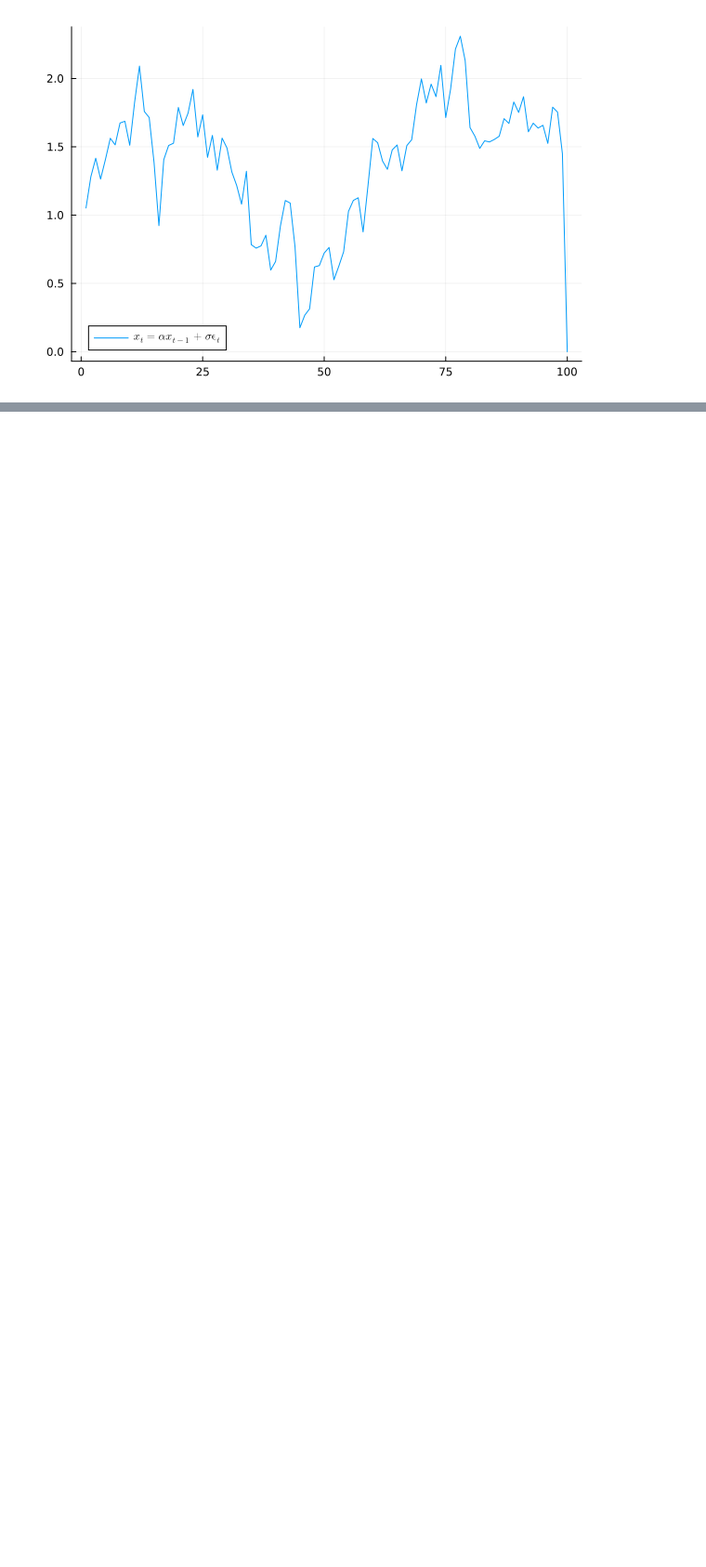
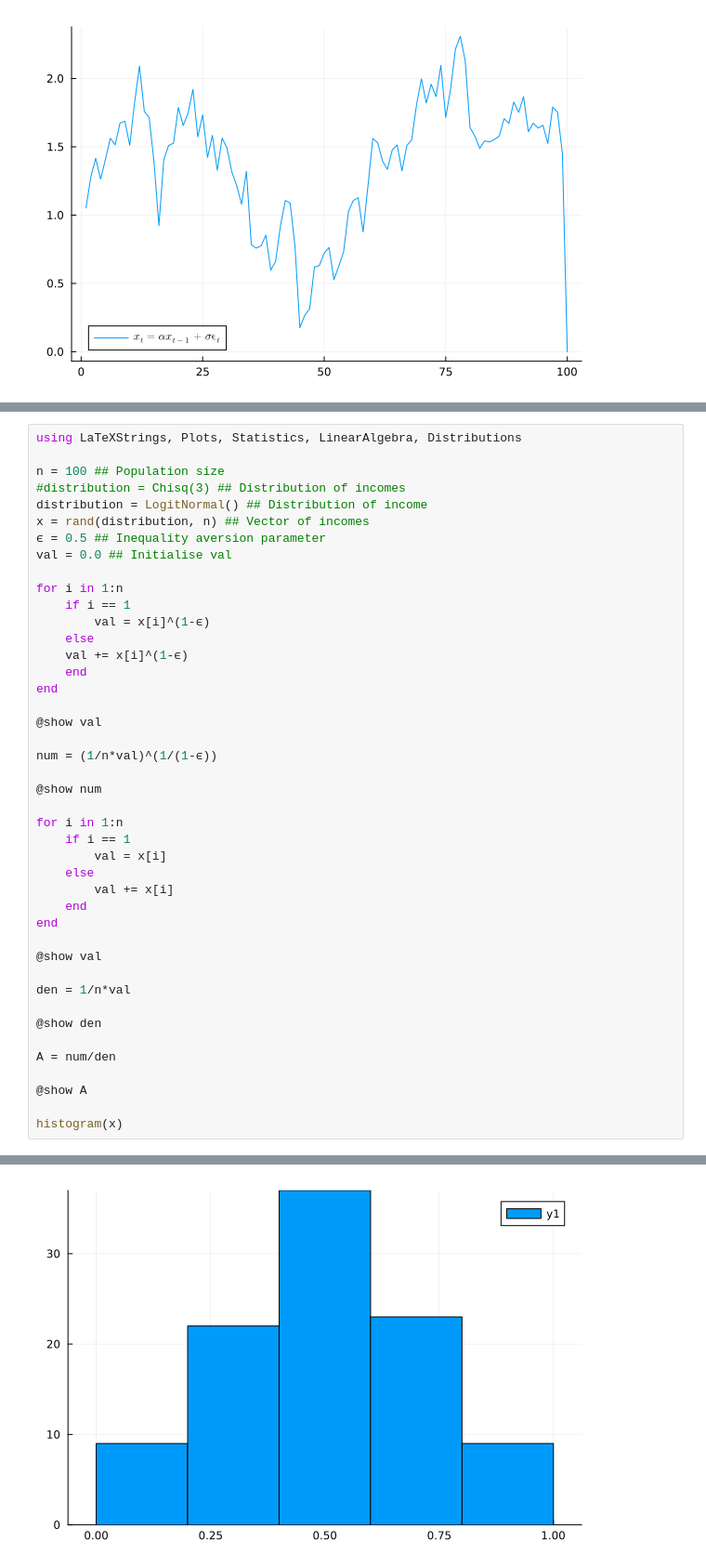
Before and after one commit to BraddWForster/learning_julia, a Jupyter notebook: coding_basics/examples.ipynb, the cells around one changed output, grey strips where cells are left out. Shown at 93% size. Drawn from its saved outputs; the diff is of its cells as text; blank space fills up the shorter version.

Commit message:
Teaching myself about the Atkinson Index (to measure inequality) in Julia

```diff
--- a/coding_basics/examples.ipynb
+++ b/coding_basics/examples.ipynb
@@ -25,0 +34,44 @@ plot(x, label = L"x_t = α x_{t-1} + σ ϵ_t")
+# %%
+using LaTeXStrings, Plots, Statistics, LinearAlgebra, Distributions
+
+n = 100 ## Population size
+#distribution = Chisq(3) ## Distribution of incomes
+distribution = LogitNormal() ## Distribution of income
+x = rand(distribution, n) ## Vector of incomes
+ϵ = 0.5 ## Inequality aversion parameter
+val = 0.0 ## Initialise val
+
+for i in 1:n
+    if i == 1
+        val = x[i]^(1-ϵ)
+    else
+    val += x[i]^(1-ϵ)
+    end
+end
+
+@show val
+
+num = (1/n*val)^(1/(1-ϵ))
+
+@show num
+
+for i in 1:n
+    if i == 1
+        val = x[i]
+    else
+        val += x[i]
+    end
+end
+
+@show val
+
+den = 1/n*val
+
+@show den
+
+A = num/den
+
+@show A
+
+histogram(x)
+# %% [output]
@@ -25,0 +83 @@ plot(x, label = L"x_t = α x_{t-1} + σ ϵ_t")
+[figure, added]
```
Also changed, not shown: parts of 2 cells of this notebook.
